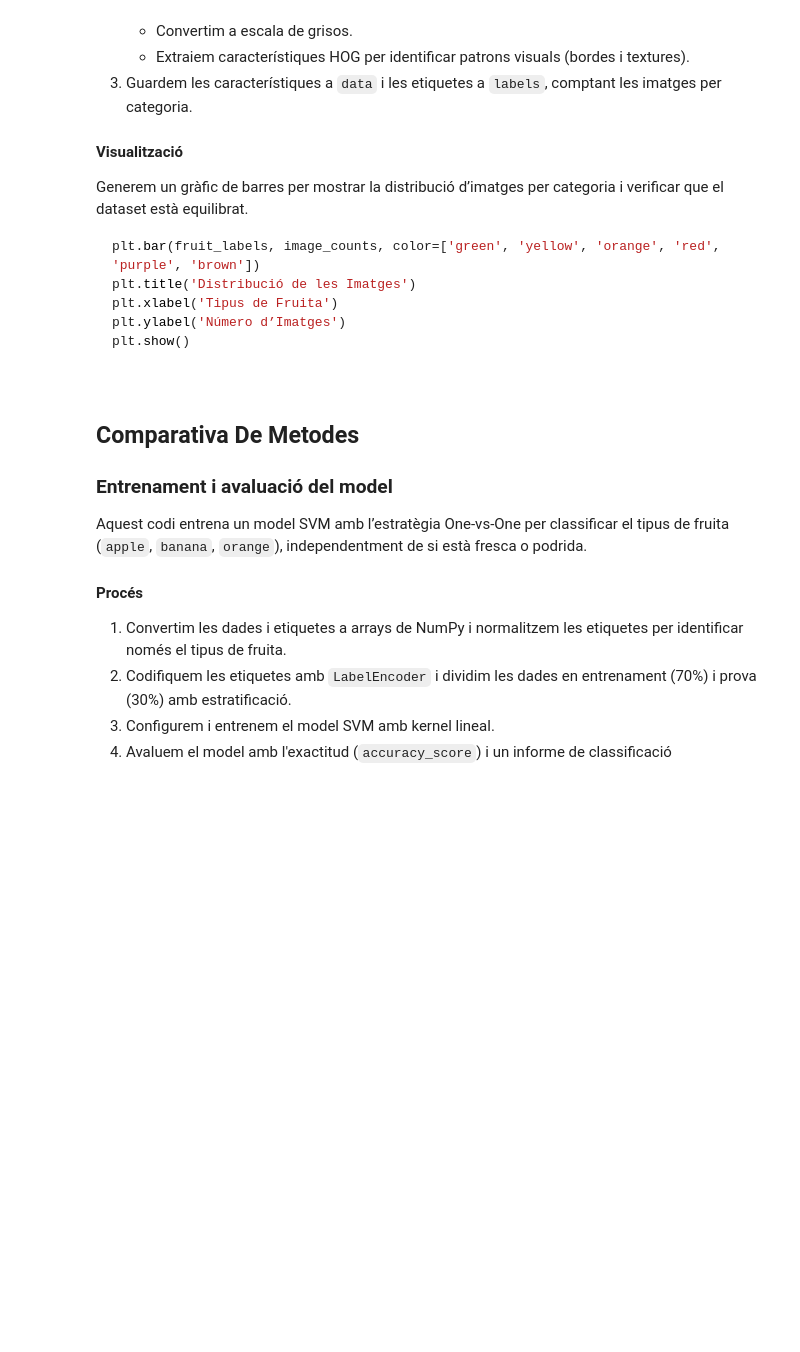
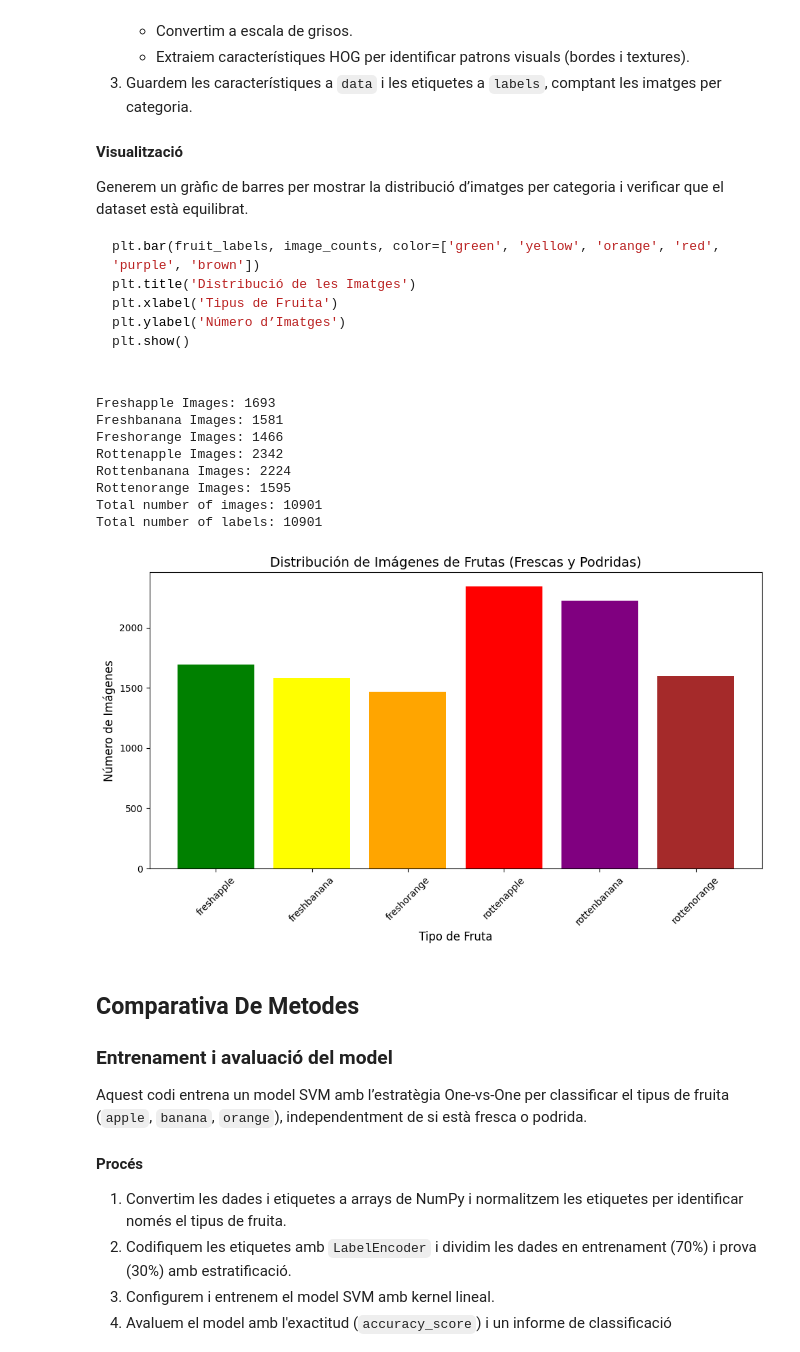
Before and after one commit to Gabriel1634021/Fruit_Classification, a Jupyter notebook: classification.ipynb, the cells around one changed output. Saved outputs shown, nothing was run; the diff lists cells and outputs as text; code cells hidden in the pictures; blank space fills up the shorter version.

```diff
--- a/classification.ipynb
+++ b/classification.ipynb
@@ -139,7 +151,7 @@ for fruit_folder, label in freshfruits.items():
     folder_path = f".gitignore/dataset/train/{fruit_folder}/*.png"
     for entry in glob.glob(folder_path):
         img = cv2.imread(entry)  # Leer imagen
-        resized_img = cv2.resize(img, (150, 150))  # Redimensionar imagen
+        resized_img = cv2.resize(img, (64, 32))  # Redimensionar imagen
         gray_img = cv2.cvtColor(resized_img, cv2.COLOR_BGR2GRAY)  # Convertir a escala de grises
         fd = hog(gray_img)  # Calcular características HOG
         data.append(fd)  # Agregar características
@@ -152,35 +164,45 @@ for fruit_folder, label in rottenfruits.items():
     folder_path = f".gitignore/dataset/train/{fruit_folder}/*.png"
     for entry in glob.glob(folder_path):
         img = cv2.imread(entry)  # Leer imagen
-        resized_img = cv2.resize(img, (150, 150))  # Redimensionar imagen
+        resized_img = cv2.resize(img, (64, 32))  # Redimensionar imagen
         gray_img = cv2.cvtColor(resized_img, cv2.COLOR_BGR2GRAY)  # Convertir a escala de grises
         fd = hog(gray_img)  # Calcular características HOG
         data.append(fd)  # Agregar características
         labels.append(label)  # Agregar etiqueta correspondiente
         fruit_counts[label] += 1  # Contar imagen por etiqueta
     print(f"{label.capitalize()} Images: {fruit_counts[label]}")
 
 # Verificar la longitud de los datos y las etiquetas
 print("Total number of images: " + str(len(data)))
 print("Total number of labels: " + str(len(labels)))
 
 # Datos para el gráfico
 fruit_labels = list(fruit_counts.keys())
 image_counts = list(fruit_counts.values())
 
 # Crear gráfico de barras
 plt.figure(figsize=(10,6))
 plt.bar(fruit_labels, image_counts, color=['green', 'yellow', 'orange', 'red', 'purple', 'brown'])
 
 # Añadir títulos y etiquetas
 plt.title('Distribución de Imágenes de Frutas (Frescas y Podridas)', fontsize=14)
 plt.xlabel('Tipo de Fruta', fontsize=12)
 plt.ylabel('Número de Imágenes', fontsize=12)
 
 # Mostrar el gráfico
 plt.xticks(rotation=45)
 plt.tight_layout()  # Ajusta el diseño para que las etiquetas no se solapen
 plt.show()
+# %% [output]
+Freshapple Images: 1693
+Freshbanana Images: 1581
+Freshorange Images: 1466
+Rottenapple Images: 2342
+Rottenbanana Images: 2224
+Rottenorange Images: 1595
+Total number of images: 10901
+Total number of labels: 10901
+[figure, added]
 # %% [markdown]
 ## **Comparativa De Metodes**
 ### **Entrenament i avaluació del model**
```
Also changed, not shown: parts of 5 cells of this notebook, 1 other file.
